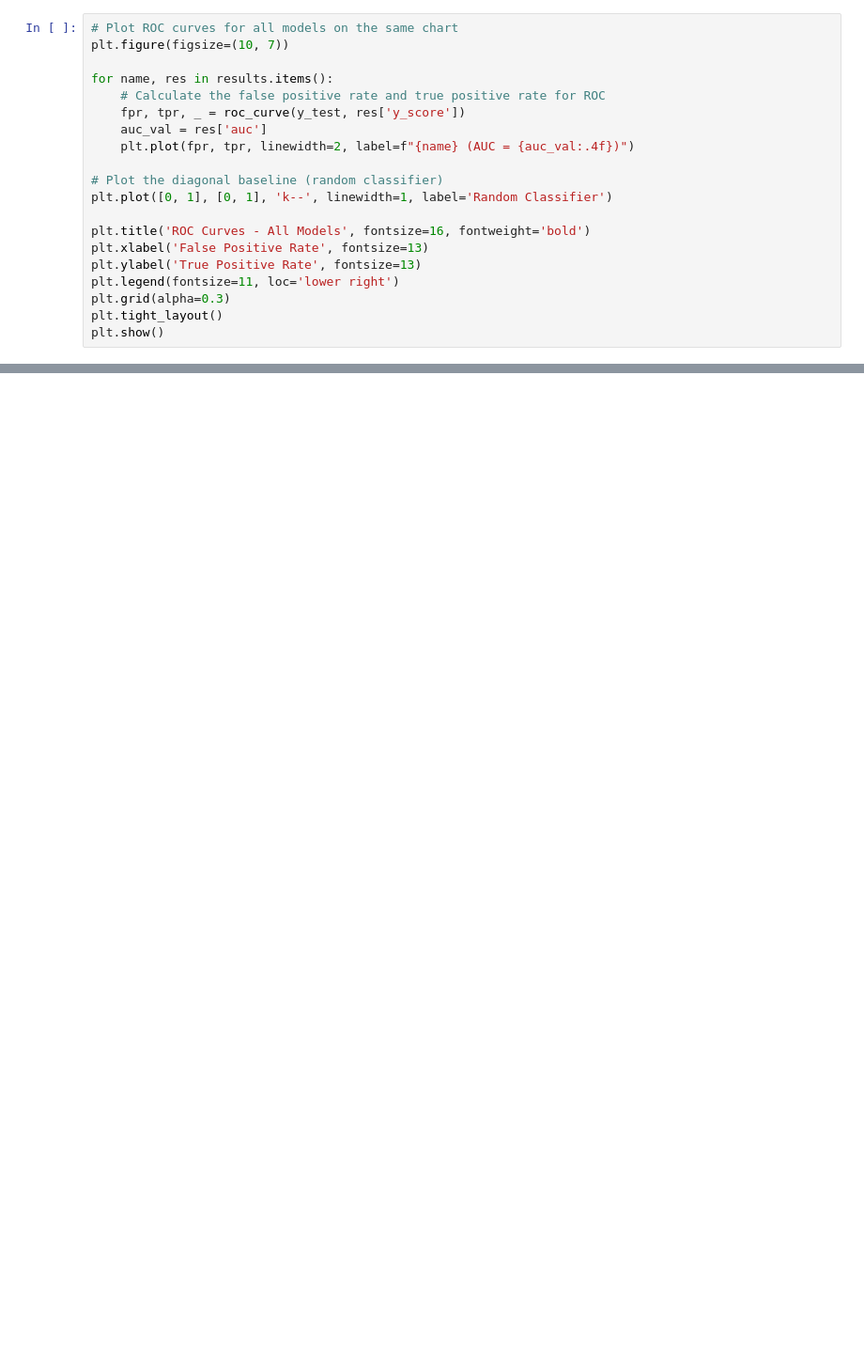
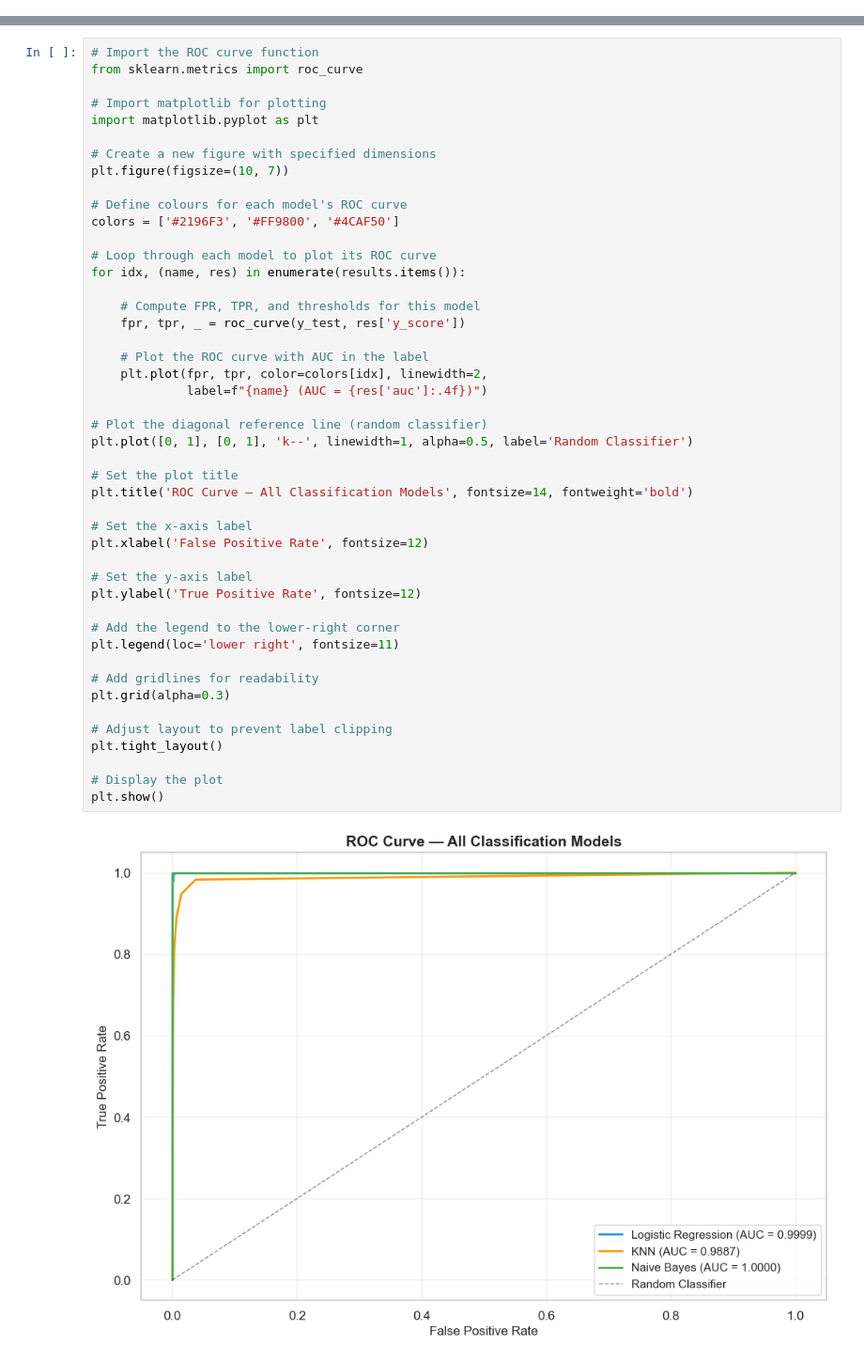
Before and after one commit to vinukaw/Machine-Learning-CW, a Jupyter notebook: loan_classification_models.ipynb, the cells around one changed output, grey strips where cells are left out. Shown at 94% size. Saved outputs shown, nothing was run; the diff lists cells and outputs as text; blank space fills up the shorter version.

Commit message:
feat: update classification and regression notebooks with improved documentation and integrated data loading workflows

```diff
--- a/loan_classification_models.ipynb
+++ b/loan_classification_models.ipynb
@@ -144,20 +0,0 @@ Plot the ROC curves for all three models on a single chart to visually compare t
-# %%
-# Plot ROC curves for all models on the same chart
-plt.figure(figsize=(10, 7))
-
-for name, res in results.items():
-    # Calculate the false positive rate and true positive rate for ROC
-    fpr, tpr, _ = roc_curve(y_test, res['y_score'])
-    auc_val = res['auc']
-    plt.plot(fpr, tpr, linewidth=2, label=f"{name} (AUC = {auc_val:.4f})")
-
-# Plot the diagonal baseline (random classifier)
-plt.plot([0, 1], [0, 1], 'k--', linewidth=1, label='Random Classifier')
-
-plt.title('ROC Curves - All Models', fontsize=16, fontweight='bold')
-plt.xlabel('False Positive Rate', fontsize=13)
-plt.ylabel('True Positive Rate', fontsize=13)
-plt.legend(fontsize=11, loc='lower right')
-plt.grid(alpha=0.3)
-plt.tight_layout()
-plt.show()
@@ -423,0 +319,48 @@ print('=' * 60)
+# %%
+# Import the ROC curve function
+from sklearn.metrics import roc_curve
+
+# Import matplotlib for plotting
+import matplotlib.pyplot as plt
+
+# Create a new figure with specified dimensions
+plt.figure(figsize=(10, 7))
+
+# Define colours for each model's ROC curve
+colors = ['#2196F3', '#FF9800', '#4CAF50']
+
+# Loop through each model to plot its ROC curve
+for idx, (name, res) in enumerate(results.items()):
+
+    # Compute FPR, TPR, and thresholds for this model
+    fpr, tpr, _ = roc_curve(y_test, res['y_score'])
+
+    # Plot the ROC curve with AUC in the label
+    plt.plot(fpr, tpr, color=colors[idx], linewidth=2,
+             label=f"{name} (AUC = {res['auc']:.4f})")
+
+# Plot the diagonal reference line (random classifier)
+plt.plot([0, 1], [0, 1], 'k--', linewidth=1, alpha=0.5, label='Random Classifier')
+
+# Set the plot title
+plt.title('ROC Curve — All Classification Models', fontsize=14, fontweight='bold')
+
+# Set the x-axis label
+plt.xlabel('False Positive Rate', fontsize=12)
+
+# Set the y-axis label
+plt.ylabel('True Positive Rate', fontsize=12)
+
+# Add the legend to the lower-right corner
+plt.legend(loc='lower right', fontsize=11)
+
+# Add gridlines for readability
+plt.grid(alpha=0.3)
+
+# Adjust layout to prevent label clipping
+plt.tight_layout()
+
+# Display the plot
+plt.show()
+# %% [output]
+[figure, added]
```
Also changed, not shown: parts of 70 cells of this notebook, 2 other files.
